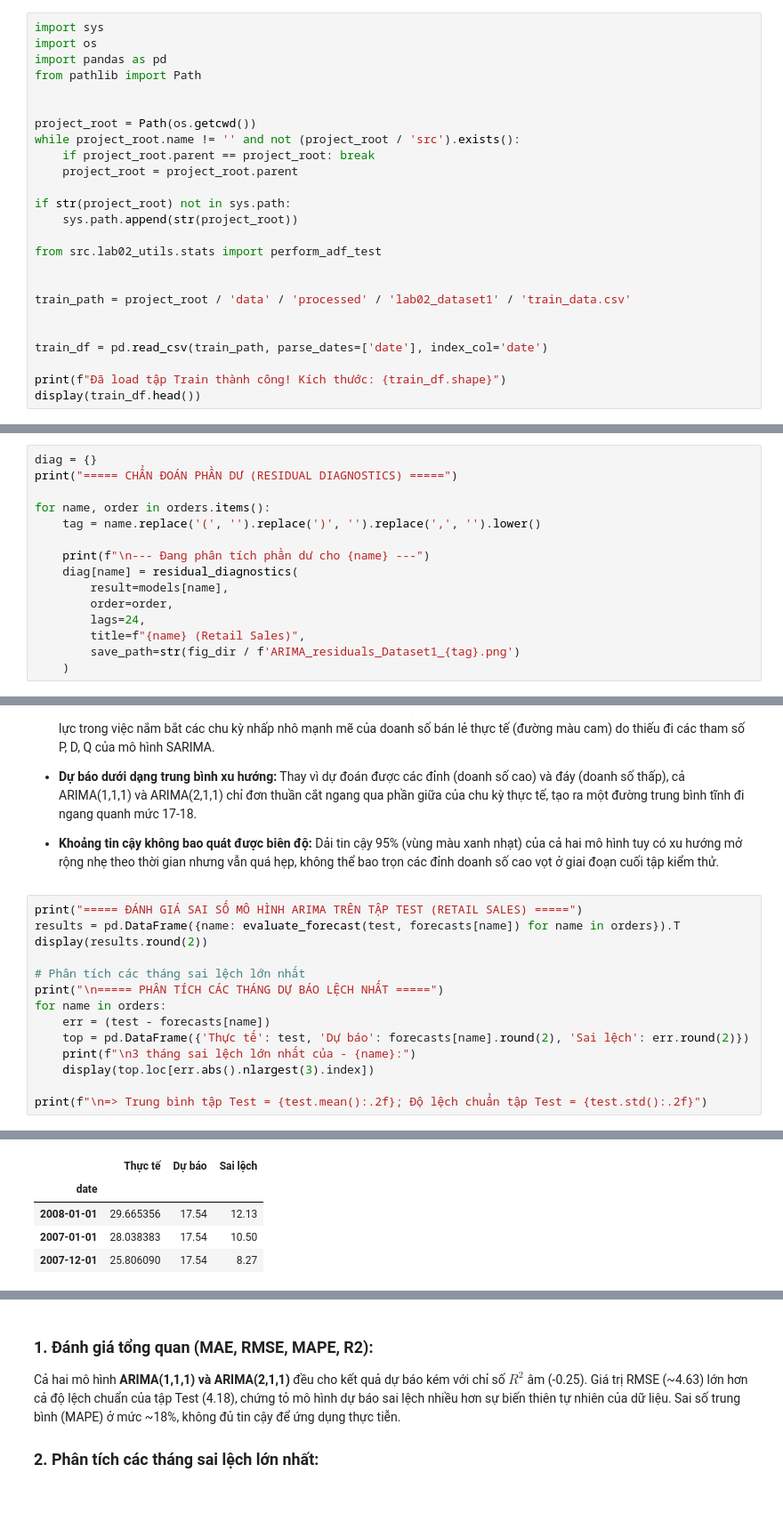
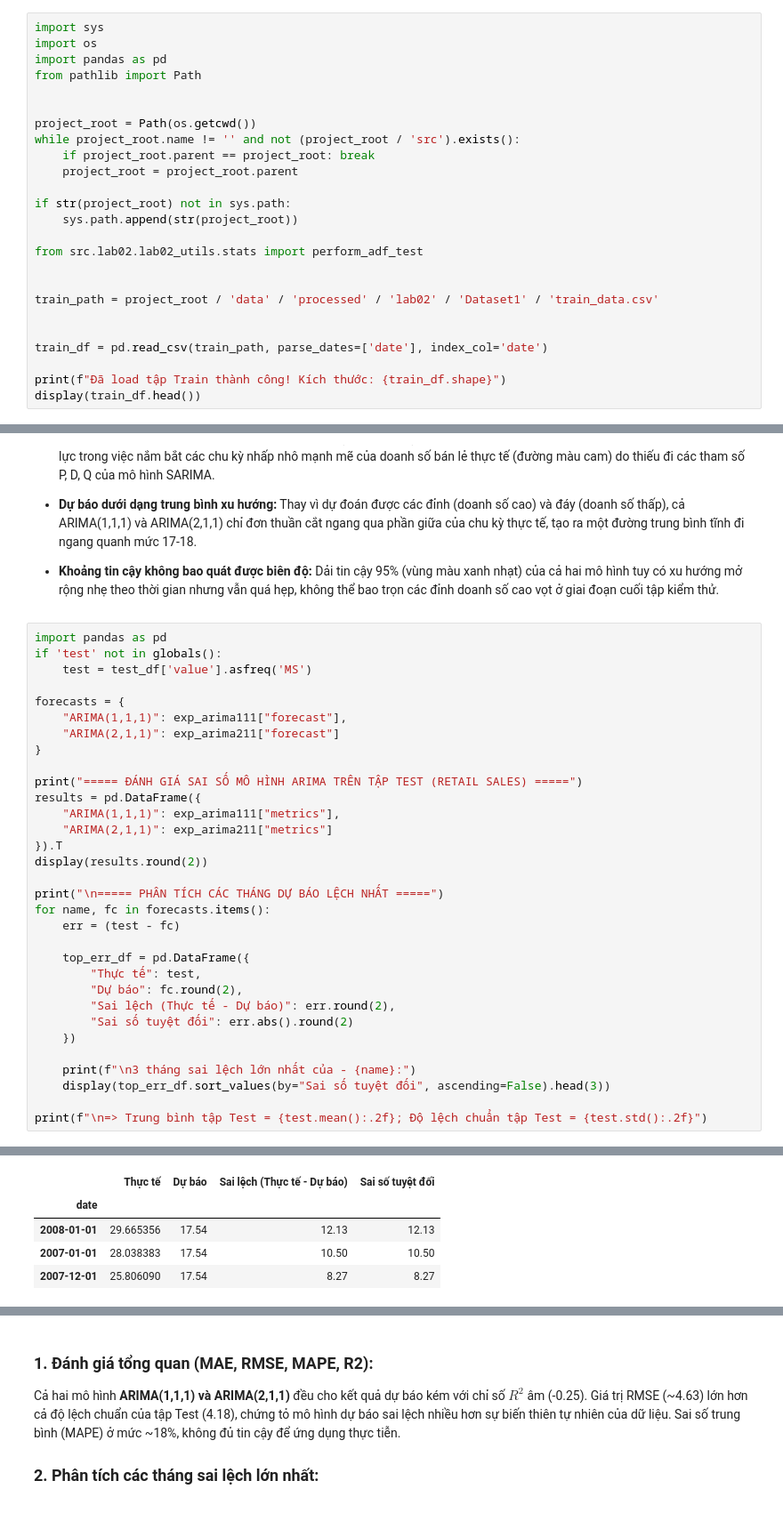
Before and after one commit to OrangkillEmily/Lab_TimeSeries, a Jupyter notebook: notebooks/lab02/Lab02_TimeSeries_Dataset1.ipynb, the cells around one changed output, grey strips where cells are left out. Shown at 89% size. Cells and saved outputs as stored; diff of their text form.

```diff
--- a/notebooks/lab02/Lab02_TimeSeries_Dataset1.ipynb
+++ b/notebooks/lab02/Lab02_TimeSeries_Dataset1.ipynb
@@ -268,10 +344,10 @@ while project_root.name != '' and not (project_root / 'src').exists():
 if str(project_root) not in sys.path:
     sys.path.append(str(project_root))
 
-from src.lab02_utils.stats import perform_adf_test
+from src.lab02.lab02_utils.stats import perform_adf_test
 
 
-train_path = project_root / 'data' / 'processed' / 'lab02_dataset1' / 'train_data.csv'
+train_path = project_root / 'data' / 'processed' / 'lab02' / 'Dataset1' / 'train_data.csv'
 
 
 train_df = pd.read_csv(train_path, parse_dates=['date'], index_col='date')
@@ -630,15 +681,0 @@ Hoi tu: CO
-# %%
-diag = {}
-print("===== CHẨN ĐOÁN PHẦN DƯ (RESIDUAL DIAGNOSTICS) =====")
-
-for name, order in orders.items():
-    tag = name.replace('(', '').replace(')', '').replace(',', '').lower()
-
-    print(f"\n--- Đang phân tích phần dư cho {name} ---")
-    diag[name] = residual_diagnostics(
-        result=models[name],
-        order=order,
-        lags=24,
-        title=f"{name} (Retail Sales)",
-        save_path=str(fig_dir / f'ARIMA_residuals_Dataset1_{tag}.png')
-    )
@@ -698,30 +744,48 @@ for name in orders:
 
 - **Khoảng tin cậy không bao quát được biên độ:** Dải tin cậy 95% (vùng màu xanh nhạt) của cả hai mô hình tuy có xu hướng mở rộng nhẹ theo thời gian nhưng vẫn quá hẹp, không thể bao trọn các đỉnh doanh số cao vọt ở giai đoạn cuối tập kiểm thử.
 # %%
+import pandas as pd
+if 'test' not in globals():
+    test = test_df['value'].asfreq('MS')
+
+forecasts = {
+    "ARIMA(1,1,1)": exp_arima111["forecast"],
+    "ARIMA(2,1,1)": exp_arima211["forecast"]
+}
+
 print("===== ĐÁNH GIÁ SAI SỐ MÔ HÌNH ARIMA TRÊN TẬP TEST (RETAIL SALES) =====")
-results = pd.DataFrame({name: evaluate_forecast(test, forecasts[name]) for name in orders}).T
+results = pd.DataFrame({
+    "ARIMA(1,1,1)": exp_arima111["metrics"],
+    "ARIMA(2,1,1)": exp_arima211["metrics"]
+}).T
 display(results.round(2))
 
-# Phân tích các tháng sai lệch lớn nhất
 print("\n===== PHÂN TÍCH CÁC THÁNG DỰ BÁO LỆCH NHẤT =====")
-for name in orders:
-    err = (test - forecasts[name])
-    top = pd.DataFrame({'Thực tế': test, 'Dự báo': forecasts[name].round(2), 'Sai lệch': err.round(2)})
+for name, fc in forecasts.items():
+    err = (test - fc)
+
+    top_err_df = pd.DataFrame({
+        "Thực tế": test,
+        "Dự báo": fc.round(2),
+        "Sai lệch (Thực tế - Dự báo)": err.round(2),
+        "Sai số tuyệt đối": err.abs().round(2)
+    })
+
     print(f"\n3 tháng sai lệch lớn nhất của - {name}:")
-    display(top.loc[err.abs().nlargest(3).index])
+    display(top_err_df.sort_values(by="Sai số tuyệt đối", ascending=False).head(3))
 
 print(f"\n=> Trung bình tập Test = {test.mean():.2f}; Độ lệch chuẩn tập Test = {test.std():.2f}")
 # %% [output]
 ===== ĐÁNH GIÁ SAI SỐ MÔ HÌNH ARIMA TRÊN TẬP TEST (RETAIL SALES) =====
 |  | MAE | RMSE | MAPE (%) | R2 |
 | ARIMA(1,1,1) | 3.67 | 4.62 | 18.04 | -0.25 |
 | ARIMA(2,1,1) | 3.67 | 4.63 | 18.06 | -0.25 |
 ===== PHÂN TÍCH CÁC THÁNG DỰ BÁO LỆCH NHẤT =====
 
 3 tháng sai lệch lớn nhất của - ARIMA(1,1,1):
-|  | Thực tế | Dự báo | Sai lệch |
-| date |  |  |  |
-| 2008-01-01 | 29.665356 | 17.54 | 12.13 |
-| 2007-01-01 | 28.038383 | 17.54 | 10.50 |
-| 2007-12-01 | 25.806090 | 17.54 | 8.27 |
+|  | Thực tế | Dự báo | Sai lệch (Thực tế - Dự báo) | Sai số tuyệt đối |
+| date |  |  |  |  |
+| 2008-01-01 | 29.665356 | 17.54 | 12.13 | 12.13 |
+| 2007-01-01 | 28.038383 | 17.54 | 10.50 | 10.50 |
+| 2007-12-01 | 25.806090 | 17.54 | 8.27 | 8.27 |
 3 tháng sai lệch lớn nhất của - ARIMA(2,1,1):
```
Also changed, not shown: parts of 29 cells of this notebook, 43 other files.
